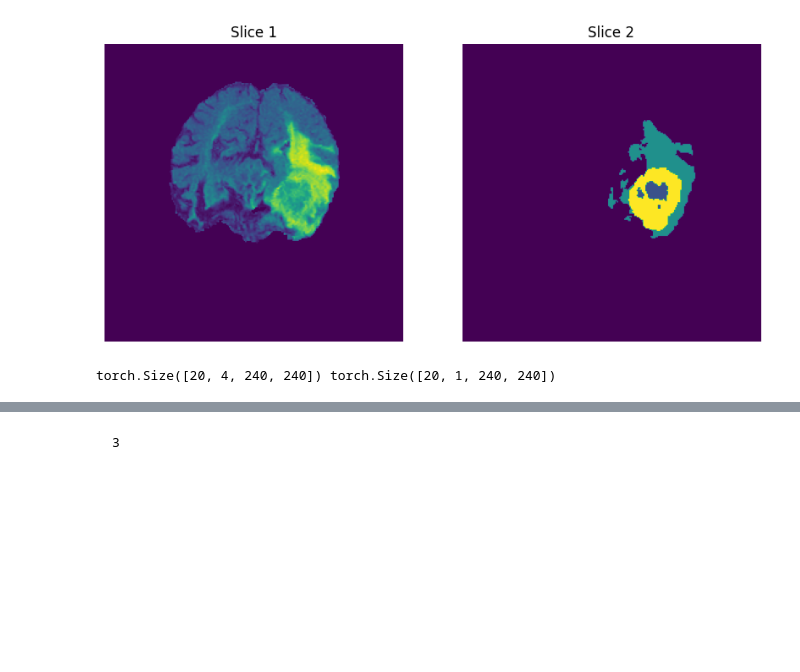
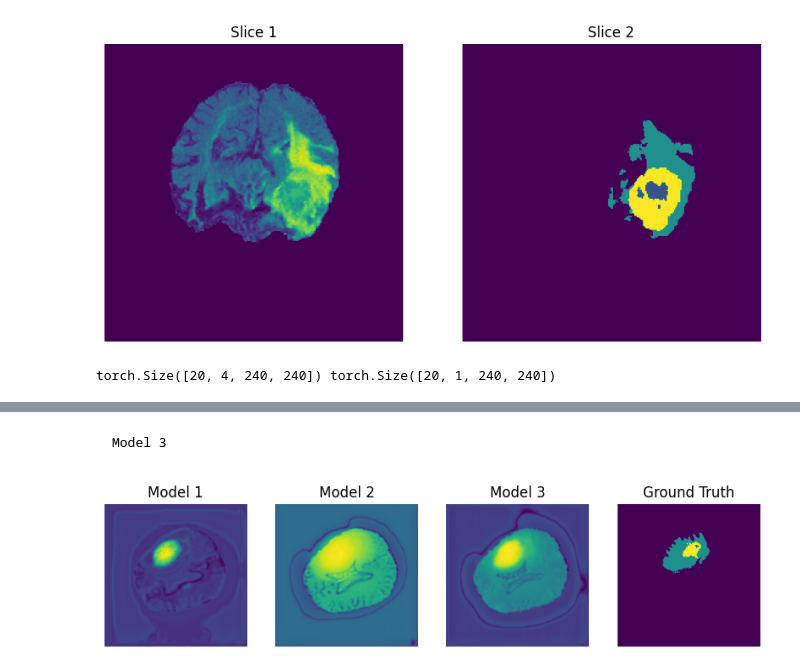
Before and after one commit to DarthPenguinz/50.039-Tumor-Project, a Jupyter notebook: training.ipynb, the cells around one changed output, grey strips where cells are left out. Drawn from its saved outputs; the diff is of its cells as text; code cells hidden in the pictures; blank space fills up the shorter version.

````diff
--- a/training.ipynb
+++ b/training.ipynb
@@ -122,6 +105,6 @@ Uncomment to test
 # plot_two_lines_same_x(train_loss_BCE, val_loss_BCE)
 # %% [markdown]
 ```
-3
+Model 3
 ```
 # %%
@@ -130,3 +114,13 @@ Uncomment to test
 #                                                      display_batch_loss=True, save_folder="Combined_loss", epochs=epochs)
 # %%
 # plot_two_lines_same_x(train_loss_Combined, val_loss_Combined)
+# %%
+model1 = torch.load("./saved_models/Dice_Loss/model_2.pth").to(device)
+model2 = torch.load("./saved_models/BCE_Loss/model_2.pth").to(device)
+model3 = torch.load("./saved_models/Combined_loss/model_2.pth").to(device)
+pred1, pred2, pred3, outputs = visualize_model_single_channels(model1, model2, model3, testing_dataloader, device, feature_range = (1,2), number_gen = 20)
+# %%
+index = 10
+display_4_slice(pred1[index][0][0], pred2[index][0][0], pred3[index][0][0], outputs[index][0][0], tag1 = 'Model 1', tag2 = 'Model 2', tag3 = 'Model 3', tag4 = 'Ground Truth')
+# %% [output]
+[figure, added]
````
Also changed, not shown: parts of 24 cells of this notebook, 5 other files.
